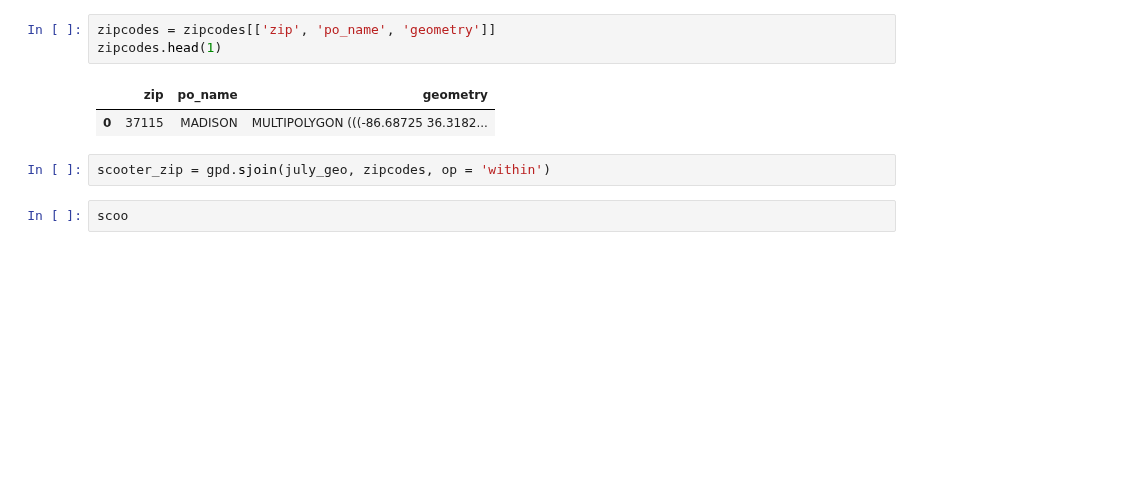
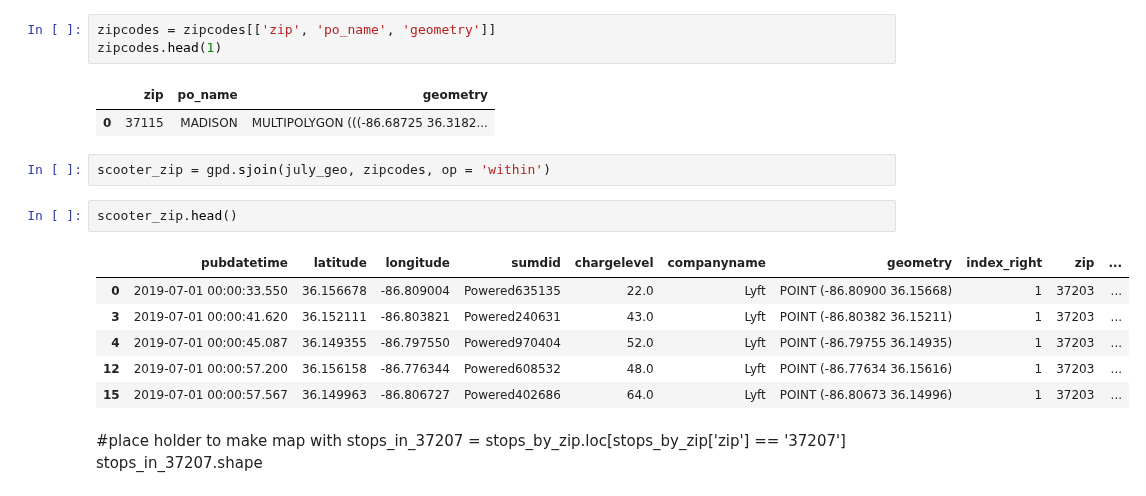
Before and after one commit to Quezadajl/nashville-scooters-project, a Jupyter notebook: notebooks/july_scooter.ipynb, the cells around one changed output. Saved outputs shown, nothing was run; the diff lists cells and outputs as text; blank space fills up the shorter version.

```diff
--- a/notebooks/july_scooter.ipynb
+++ b/notebooks/july_scooter.ipynb
@@ -160,5 +160,16 @@ zipcodes.head(1)
 | 0 | 37115 | MADISON | MULTIPOLYGON (((-86.68725 36.3182... |
 # %%
 scooter_zip = gpd.sjoin(july_geo, zipcodes, op = 'within')
-# %%
-scoo
+# %%
+scooter_zip.head()
+# %% [output]
+|  | pubdatetime | latitude | longitude | sumdid | chargelevel | companyname | geometry | index_right | zip | ... |
+| 0 | 2019-07-01 00:00:33.550 | 36.156678 | -86.809004 | Powered635135 | 22.0 | Lyft | POINT (-86.80900 36.15668) | 1 | 37203 | ... |
+| 3 | 2019-07-01 00:00:41.620 | 36.152111 | -86.803821 | Powered240631 | 43.0 | Lyft | POINT (-86.80382 36.15211) | 1 | 37203 | ... |
+| 4 | 2019-07-01 00:00:45.087 | 36.149355 | -86.797550 | Powered970404 | 52.0 | Lyft | POINT (-86.79755 36.14935) | 1 | 37203 | ... |
+| 12 | 2019-07-01 00:00:57.200 | 36.156158 | -86.776344 | Powered608532 | 48.0 | Lyft | POINT (-86.77634 36.15616) | 1 | 37203 | ... |
+| 15 | 2019-07-01 00:00:57.567 | 36.149963 | -86.806727 | Powered402686 | 64.0 | Lyft | POINT (-86.80673 36.14996) | 1 | 37203 | ... |
+# %% [markdown]
+#place holder to make map with
+stops_in_37207 = stops_by_zip.loc[stops_by_zip['zip'] == '37207']
+stops_in_37207.shape
```
